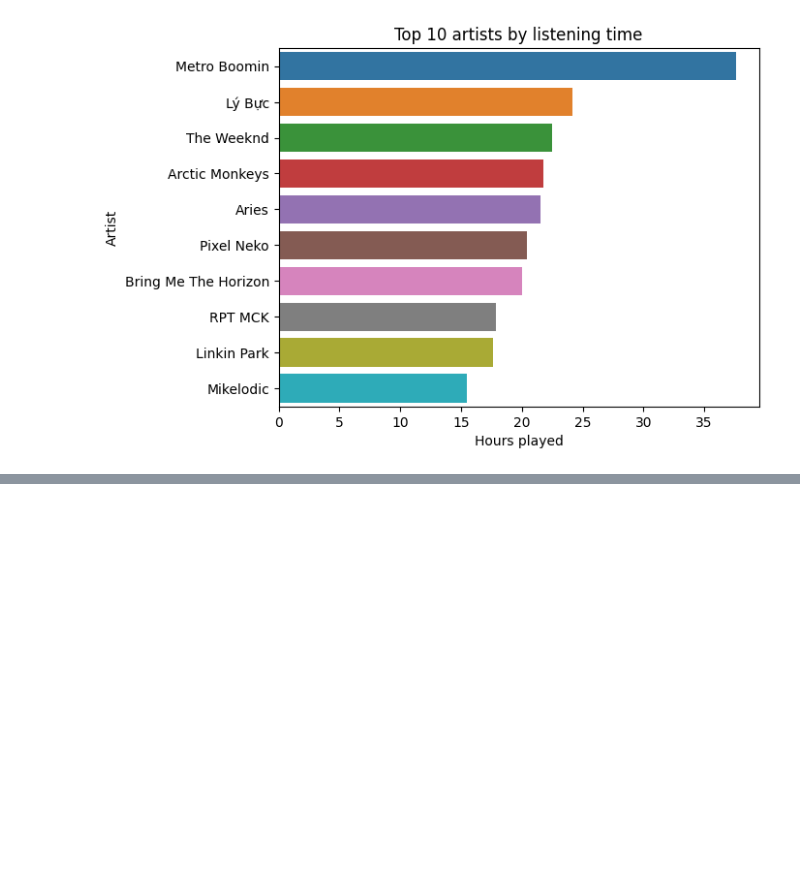
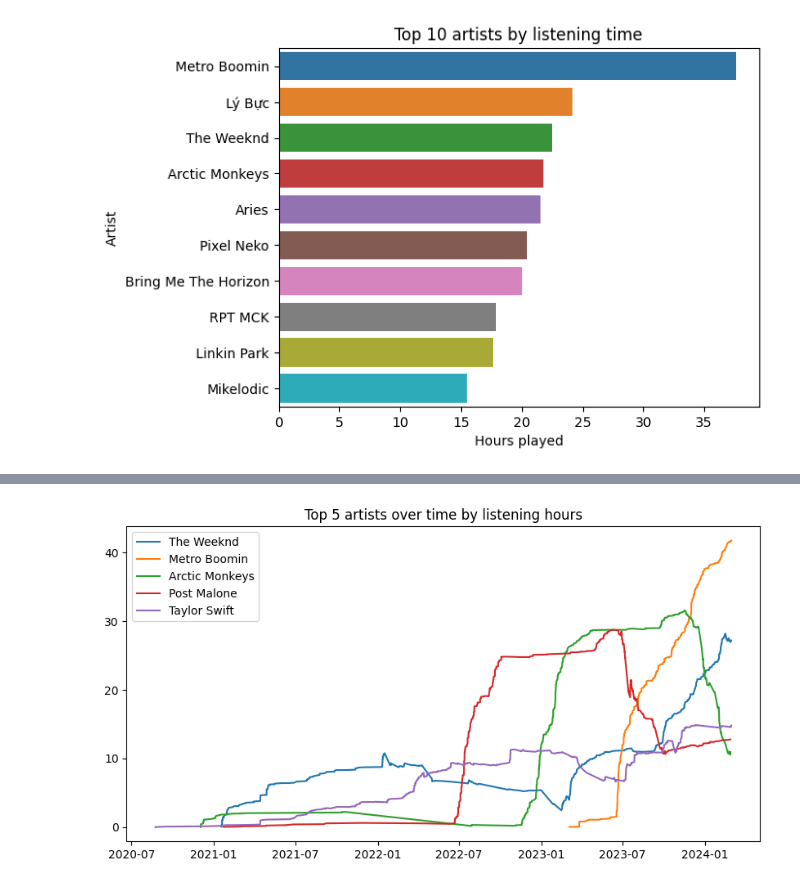
Before and after one commit to nkt1850/Spotify-EDA, a Jupyter notebook: Spotify Data Analysis/Spotify EDA.ipynb, the cells around one changed output, grey strips where cells are left out. Saved outputs shown, nothing was run; the diff lists cells and outputs as text; code cells hidden in the pictures; blank space fills up the shorter version.

```diff
--- a/Spotify Data Analysis/Spotify EDA.ipynb
+++ b/Spotify Data Analysis/Spotify EDA.ipynb
@@ -111,0 +127,20 @@ array([['Metro Boomin', 37.618431944444445],
+# %%
+# Determine top artists listened to.
+top_artists_df = music_df.groupby(['master_metadata_album_artist_name'])[['hours_played']]
+top_artists_df = top_artists_df.sum().sort_values('hours_played', ascending=False)[:5]
+top_artists = [artist for (artist) in top_artists_df.index.values]
+# %%
+fig, ax = plt.subplots(figsize=(10, 5))
+for artist in top_artists:
+  # Generate rolling sums of total amount of time listening to the artist.
+  favorite_artist_over_time = music_df.loc[music_df['master_metadata_album_artist_name'] == artist][['datetime', 'hours_played']]
+#   df2['ts'] = df2['ts'].apply(pd.to_datetime)
+  favorite_artist_over_time = favorite_artist_over_time.sort_values('datetime')
+  favorite_artist_over_time = favorite_artist_over_time.rolling('365D', on='datetime').sum()
+  ax.plot(favorite_artist_over_time['datetime'], favorite_artist_over_time['hours_played'], label=artist)
+
+ax.set_title('Top 5 artists over time by listening hours')
+plt.legend()
+plt.show()
+# %% [output]
+[figure, added]
```
Also changed, not shown: parts of 12 cells of this notebook.
